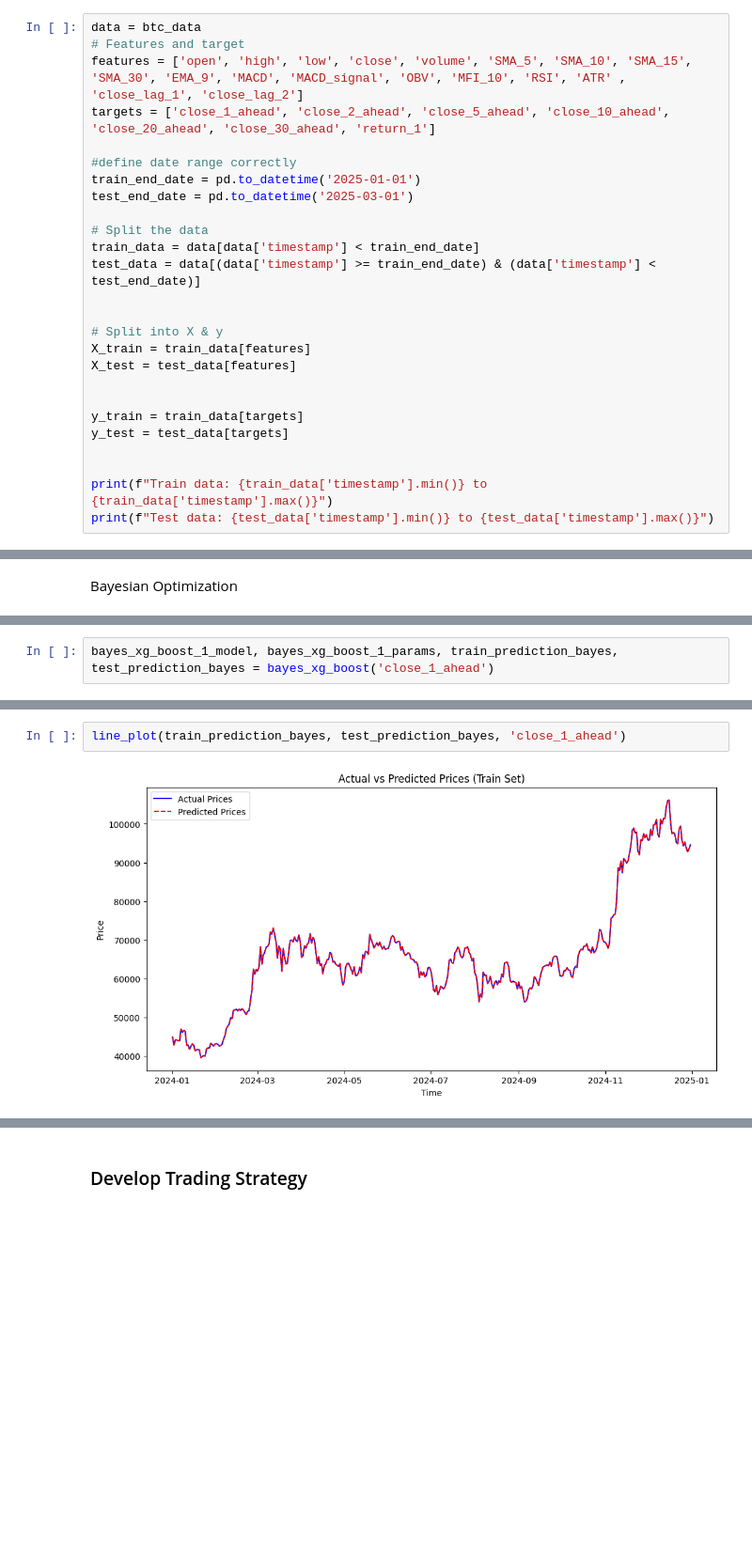
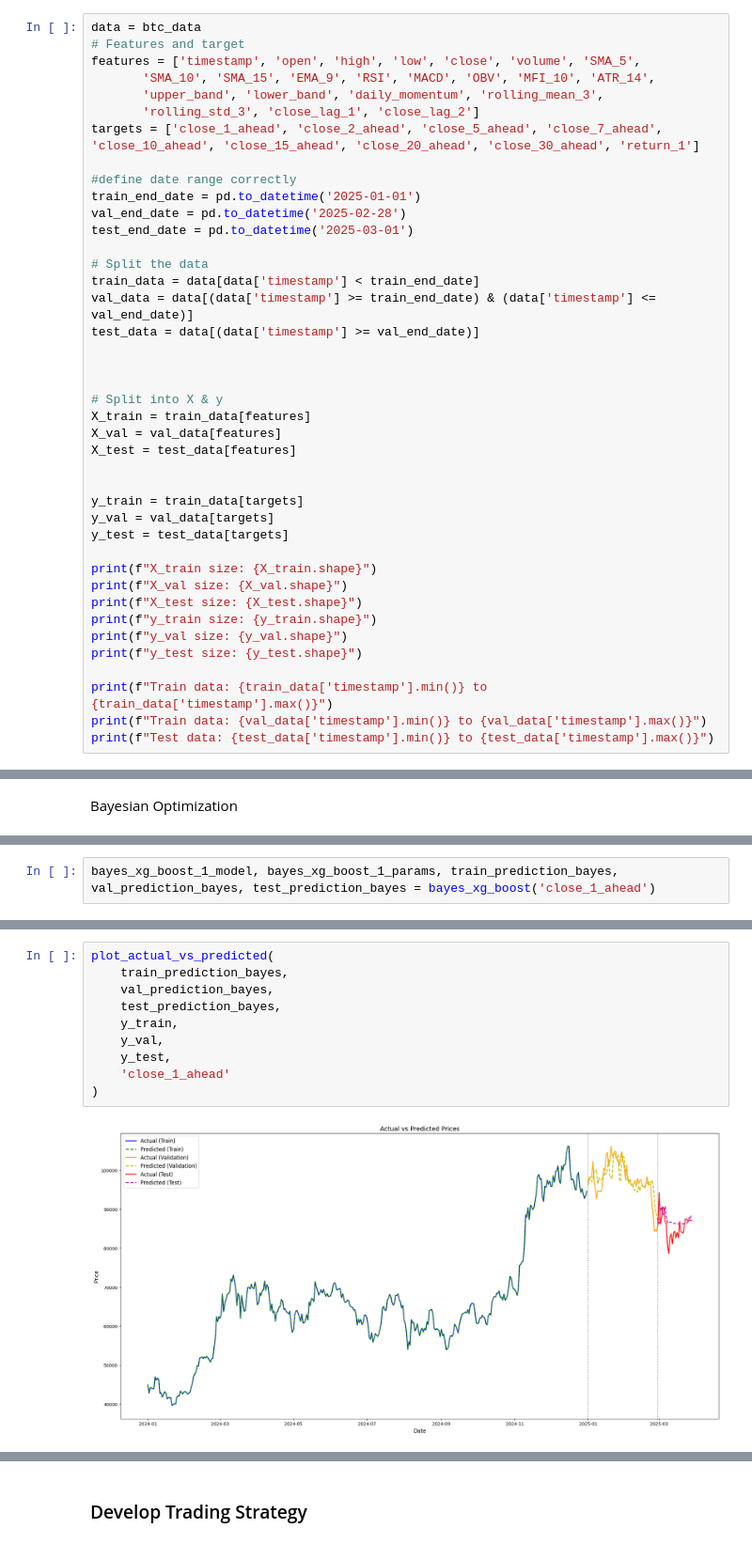
Before and after one commit to alyssa-tsh/CryptoMine, a Jupyter notebook: model.ipynb, the cells around one changed output, grey strips where cells are left out. Shown at 94% size. Saved outputs shown, nothing was run; the diff lists cells and outputs as text; blank space fills up the shorter version.

```diff
--- a/model.ipynb
+++ b/model.ipynb
@@ -302,27 +299,42 @@ Index(['timestamp', 'open', 'high', 'low', 'close', 'volume', 'SMA_5',
 # %%
 data = btc_data
 # Features and target
-features = ['open', 'high', 'low', 'close', 'volume', 'SMA_5', 'SMA_10', 'SMA_15', 'SMA_30', 'EMA_9', 'MACD', 'MACD_signal', 'OBV', 'MFI_10', 'RSI', 'ATR' , 'close_lag_1', 'close_lag_2']
-targets = ['close_1_ahead', 'close_2_ahead', 'close_5_ahead', 'close_10_ahead', 'close_20_ahead', 'close_30_ahead', 'return_1']
+features = ['timestamp', 'open', 'high', 'low', 'close', 'volume', 'SMA_5',
+       'SMA_10', 'SMA_15', 'EMA_9', 'RSI', 'MACD', 'OBV', 'MFI_10', 'ATR_14',
+       'upper_band', 'lower_band', 'daily_momentum', 'rolling_mean_3',
+       'rolling_std_3', 'close_lag_1', 'close_lag_2']
+targets = ['close_1_ahead', 'close_2_ahead', 'close_5_ahead', 'close_7_ahead', 'close_10_ahead', 'close_15_ahead', 'close_20_ahead', 'close_30_ahead', 'return_1']
 
 #define date range correctly
 train_end_date = pd.to_datetime('2025-01-01')
+val_end_date = pd.to_datetime('2025-02-28')
 test_end_date = pd.to_datetime('2025-03-01')
 
 # Split the data
 train_data = data[data['timestamp'] < train_end_date]
-test_data = data[(data['timestamp'] >= train_end_date) & (data['timestamp'] < test_end_date)]
+val_data = data[(data['timestamp'] >= train_end_date) & (data['timestamp'] <= val_end_date)]
+test_data = data[(data['timestamp'] >= val_end_date)]
+
 
 
 # Split into X & y
 X_train = train_data[features]
+X_val = val_data[features]
 X_test = test_data[features]
 
 
 y_train = train_data[targets]
+y_val = val_data[targets]
 y_test = test_data[targets]
 
+print(f"X_train size: {X_train.shape}")
+print(f"X_val size: {X_val.shape}")
+print(f"X_test size: {X_test.shape}")
+print(f"y_train size: {y_train.shape}")
+print(f"y_val size: {y_val.shape}")
+print(f"y_test size: {y_test.shape}")
 
 print(f"Train data: {train_data['timestamp'].min()} to {train_data['timestamp'].max()}")
+print(f"Train data: {val_data['timestamp'].min()} to {val_data['timestamp'].max()}")
 print(f"Test data: {test_data['timestamp'].min()} to {test_data['timestamp'].max()}")
 # %% [output]
@@ -740,3 +766,3 @@ def bayes_xg_boost(target_var):
 # %%
-bayes_xg_boost_1_model, bayes_xg_boost_1_params, train_prediction_bayes, test_prediction_bayes = bayes_xg_boost('close_1_ahead')
+bayes_xg_boost_1_model, bayes_xg_boost_1_params, train_prediction_bayes, val_prediction_bayes, test_prediction_bayes = bayes_xg_boost('close_1_ahead')
 # %% [output]
@@ -773,4 +795,12 @@ Test MSE (Final Model): 7063959.831411664
 # %%
-line_plot(train_prediction_bayes, test_prediction_bayes, 'close_1_ahead')
+plot_actual_vs_predicted(
+    train_prediction_bayes,
+    val_prediction_bayes,
+    test_prediction_bayes,
+    y_train,
+    y_val,
+    y_test,
+    'close_1_ahead'
+)
 # %% [output]
-[figure, old version]
+[figure, new version]
```
Also changed, not shown: parts of 33 cells of this notebook.
